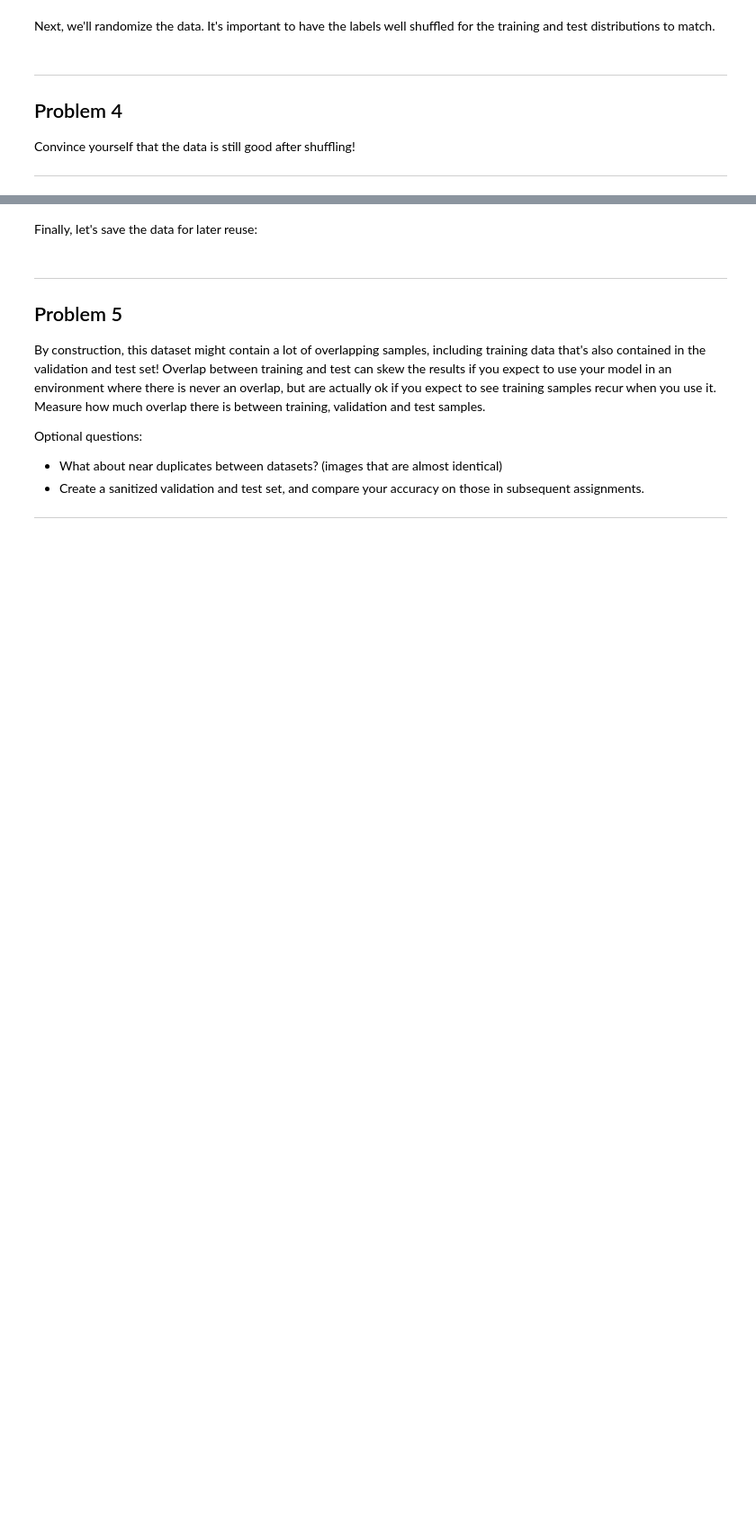
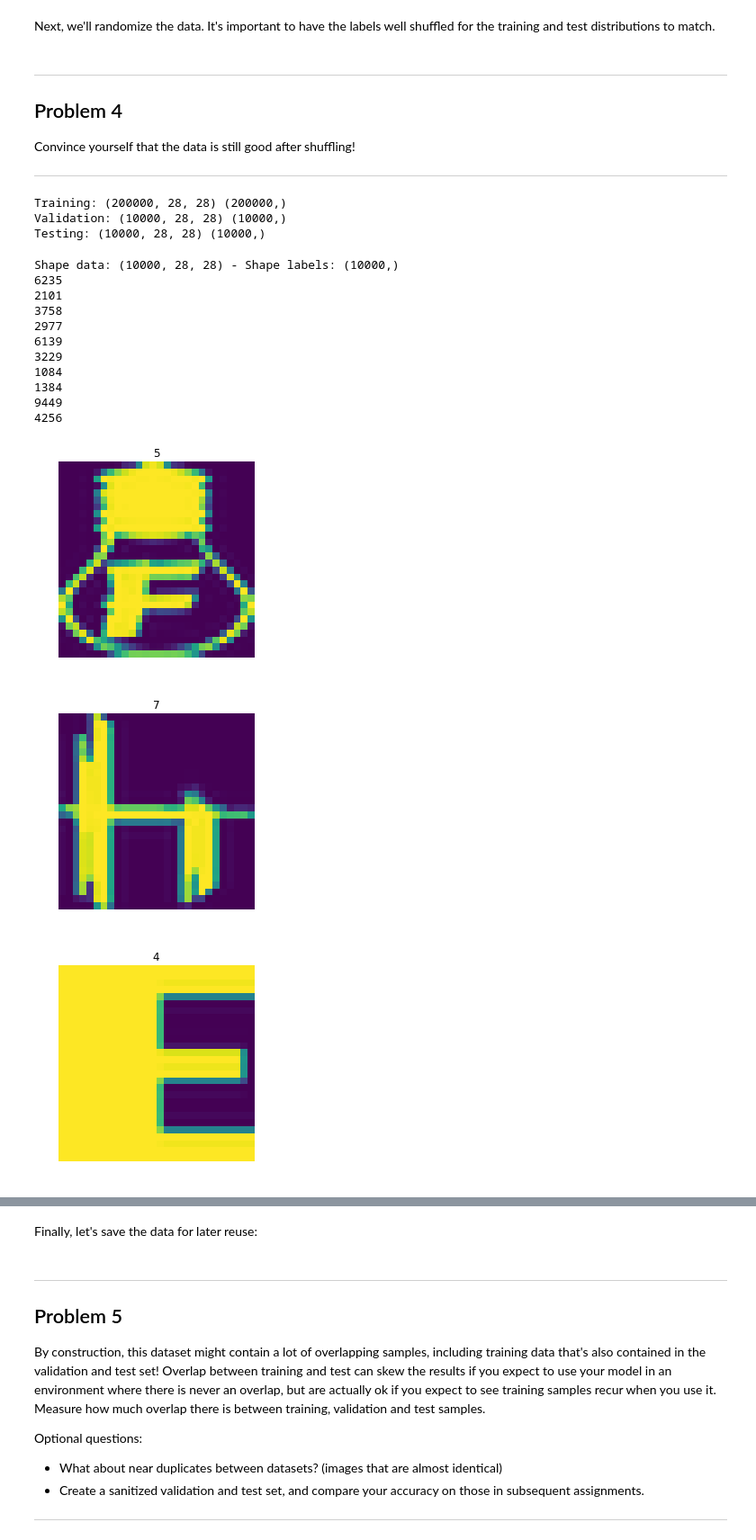
Before and after one commit to pvhee/deeplearning_experiments, a Jupyter notebook: 1_notmnist.ipynb, the cells around one changed output, grey strips where cells are left out. Shown: that part at 90% size. Drawn from its saved outputs; the diff is of its cells as text; code cells hidden in the pictures; blank space fills up the shorter version.

Commit message:
Verifying dataset

```diff
--- a/1_notmnist.ipynb
+++ b/1_notmnist.ipynb
@@ -364,3 +368,54 @@ Problem 4
 Convince yourself that the data is still good after shuffling!
 
 ---
+# %%
+print('Training:', train_dataset.shape, train_labels.shape)
+print('Validation:', valid_dataset.shape, valid_labels.shape)
+print('Testing:', test_dataset.shape, test_labels.shape)
+# %% [output]
+Training: (200000, 28, 28) (200000,)
+Validation: (10000, 28, 28) (10000,)
+Testing: (10000, 28, 28) (10000,)
+# %%
+def verify_dataset(dataset, labels):
+    print('Shape data:', dataset.shape, '- Shape labels:', labels.shape)
+    permutation = np.random.permutation(dataset.shape[0])
+    for i in random.sample(permutation, 10):
+        print(i)
+        plt.figure()
+        plt.title(labels[i])
+        plt.axis('off')
+        plt.imshow(dataset[i])
+
+
+
+
+#     for f in datafolders:
+#         filename = f + '.pickle';
+#         letter = f[-1]
+#         dataset = unpickle_dataset(filename)
+#         plt.figure()
+#         plt.suptitle(letter)
+
+#         # Display 8 variants for each letter
+#         for i, img in enumerate(random.sample(list(dataset), 8)):
+#             plt.subplot(2,4,i+1)
+#             plt.axis('off')
+#             plt.imshow(img)
+
+verify_dataset(test_dataset, test_labels)
+# %% [output]
+Shape data: (10000, 28, 28) - Shape labels: (10000,)
+6235
+2101
+3758
+2977
+6139
+3229
+1084
+1384
+9449
+4256
+[figure, added]
+[figure, added]
+[figure, added]
```
Also changed, not shown: parts of 2 cells of this notebook.
